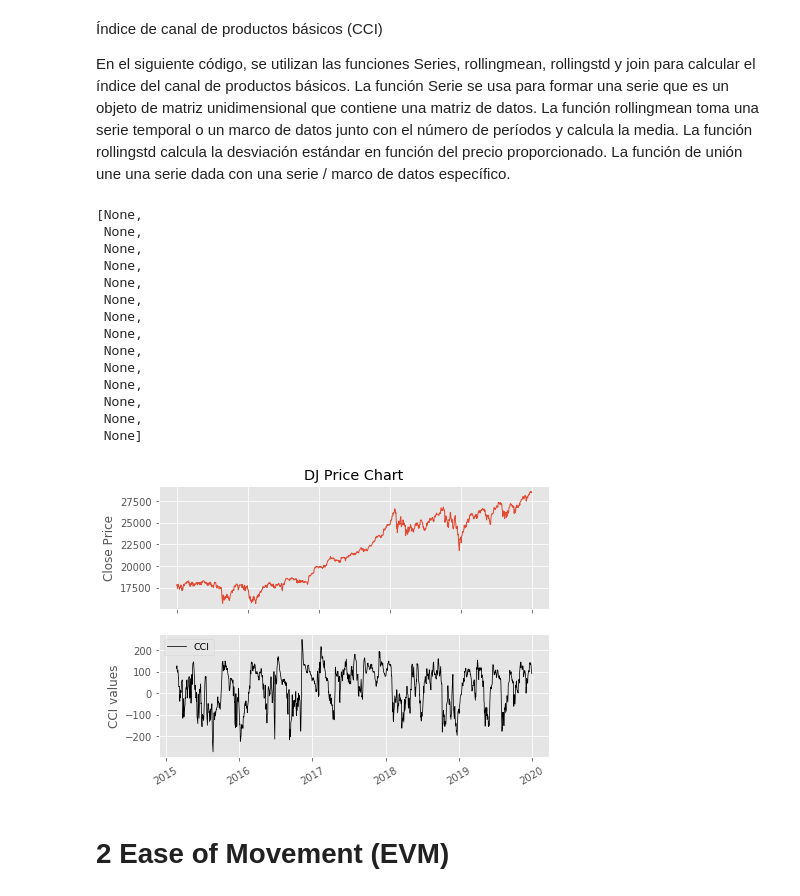
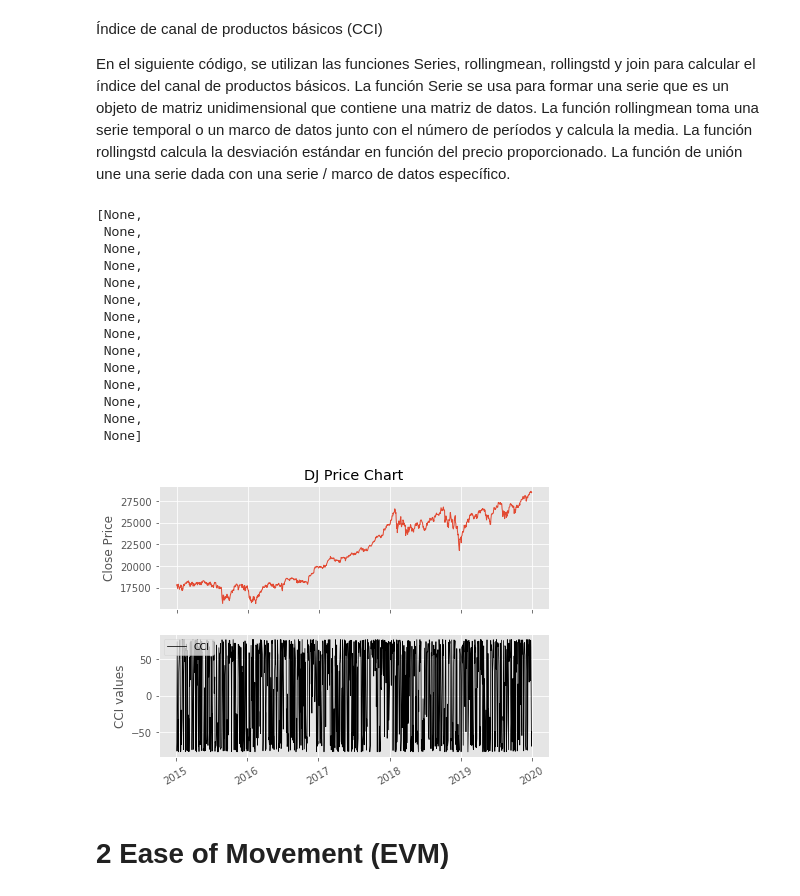
Before and after one commit to Luismoal/TFM-UNIR, a Jupyter notebook: Bolsa/REDFINAL_2.ipynb, the cells around one changed output. Cells and saved outputs as stored; diff of their text form; code cells hidden in the pictures.

```diff
--- a/Bolsa/REDFINAL_2.ipynb
+++ b/Bolsa/REDFINAL_2.ipynb
@@ -118,8 +120,8 @@ train_df.tail()
 Nuevas features para entrenar el modelo aplicadas a los datos de train
 # %%
 Aux=train_df.copy()
-Aux['h_o'] = (Aux['High'] - Aux['Close'])/Aux['Close'] *100 #porcentaje máximo de ganancia en el día respecto al cierre
-Aux['pct_chng'] = (Aux['Close'] - Aux['Open'])/Aux['Open'] *100 #porcentaje de variación diaria
+Aux['h_o'] = (Aux['High'] - Aux['Close'])/Aux['Close']  #porcentaje máximo de ganancia en el día respecto al cierre
+Aux['pct_chng'] = (Aux['Close'] - Aux['Open'])/Aux['Open'] #porcentaje de variación diaria
 train_df = Aux[['High','Low','Open','Volume','Adj Close','h_o','pct_chng']]
 #df = A[['Close','pct_chng']]
 train_df.tail()
@@ -155,42 +157,42 @@ def CCI(data, ndays):
 
 
 
-# Calculo el Commodity Channel Index(CCI) para DJ basándome en la Moving average de 36 días
-n = 36
+# Calculo el Commodity Channel Index(CCI) para DJ basándome en la Moving average de 3 días
+n = 3
 DJ_CCI = CCI(train_df, n)
 CCIAux = DJ_CCI['CCI']
 train_df['CCI']=DJ_CCI['CCI']
 
 # Plotting the Price Series chart and the Commodity Channel index below
 fig = plt.figure(figsize=(7,5))
 ax = fig.add_subplot(2, 1, 1)
 ax.set_xticklabels([])
 plt.plot(train_df['Adj Close'],lw=1)
 plt.title('DJ Price Chart')
 plt.ylabel('Close Price')
 plt.grid(True)
 bx = fig.add_subplot(2, 1, 2)
 plt.plot(CCIAux,'k',lw=0.75,linestyle='-',label='CCI')
 plt.legend(loc=2,prop={'size':9.5})
 plt.ylabel('CCI values')
 plt.grid(True)
 plt.setp(plt.gca().get_xticklabels(), rotation=30)
 # %% [output]
 [None,
  None,
  None,
  None,
  None,
  None,
  None,
  None,
  None,
  None,
  None,
  None,
  None,
  None]
-[figure, old version]
+[figure, new version]
 # %% [markdown]
 # 2 Ease of Movement (EVM)
 # %% [markdown]
```
Also changed, not shown: parts of 41 cells of this notebook, 7 other files.
